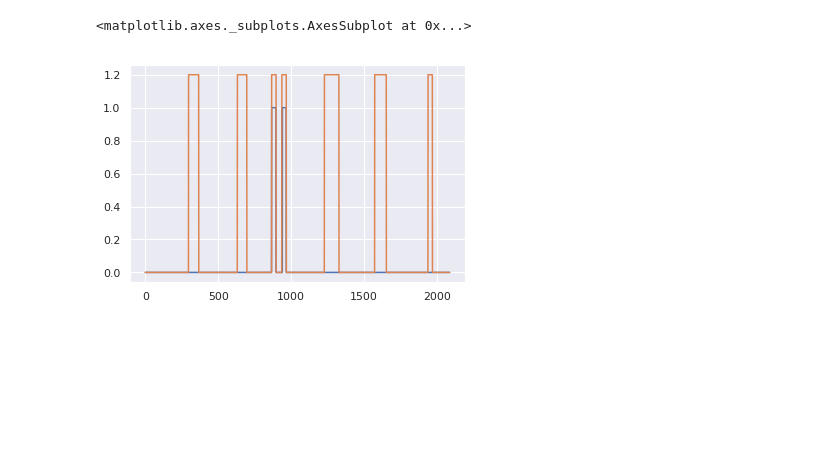
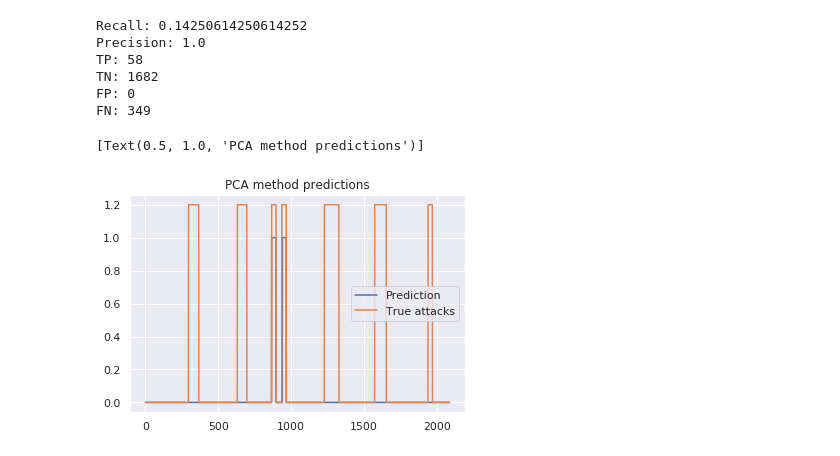
Before and after one commit to sebastiaansch/CDALab2, a Jupyter notebook: Assignment/Comparison task.ipynb, the cells around one changed output. Drawn from its saved outputs; the diff is of its cells as text; code cells hidden in the pictures; blank space fills up the shorter version.

```diff
--- a/Assignment/Comparison task.ipynb
+++ b/Assignment/Comparison task.ipynb
@@ -102,17 +164,45 @@ def predict_PCA(training_features, test_features):
 
     threshold = 0.3
     return anomalyScoresPCA > threshold
+# %%
+def print_stats(target_labels, predictions):
+    correct = target_labels.eq(predictions)
+
+    truePositives = sum(correct[target_labels==1])
+    trueNegatives = sum(correct[target_labels==0])
+    falsePositives = sum((~correct)[target_labels==0])
+    falseNegatives = sum((~correct)[target_labels==1])
+
+    print("Recall: " + str(truePositives / (truePositives + falseNegatives)))
+    print("Precision: " + str(truePositives / (truePositives + falsePositives)))
+    print("TP: " + str(truePositives))
+    print("TN: " + str(trueNegatives))
+    print("FP: " + str(falsePositives))
+    print("FN: " + str(falseNegatives))
 # %%
-train_df = df2[df2["ATT_FLAG"]==0].drop(columns=["DATETIME", "ATT_FLAG"])
+without_att_train_df = df2[df2["ATT_FLAG"]==0].drop(columns=["DATETIME", "ATT_FLAG"])
+train_df = df2.drop(columns=["DATETIME", "ATT_FLAG"])
+
 test_df = dftest.drop(columns=["DATETIME", "ATT_FLAG"])
 train_labels = df2['ATT_FLAG']
 test_labels = dftest['ATT_FLAG']
 # %%
 ## PCA predictions
+PCA_predictions = predict_PCA(without_att_train_df, test_df)
+
+print_stats(test_labels, PCA_predictions)
 
 fig, ax = plt.subplots()
-sns.lineplot(data=predict_PCA(train_df, test_df), ax=ax)
+sns.lineplot(data=PCA_predictions, ax=ax)
 sns.lineplot(data=test_labels*1.2, ax=ax)
+ax.legend(["Prediction", "True attacks"])
+ax.set(title="PCA method predictions")
 # %% [output]
-<matplotlib.axes._subplots.AxesSubplot at 0x...>
+Recall: 0.14250614250614252
+Precision: 1.0
+TP: 58
+TN: 1682
+FP: 0
+FN: 349
+[Text(0.5, 1.0, 'PCA method predictions')]
-[figure, old version]
+[figure, new version]
```
Also changed, not shown: parts of 3 cells of this notebook.
